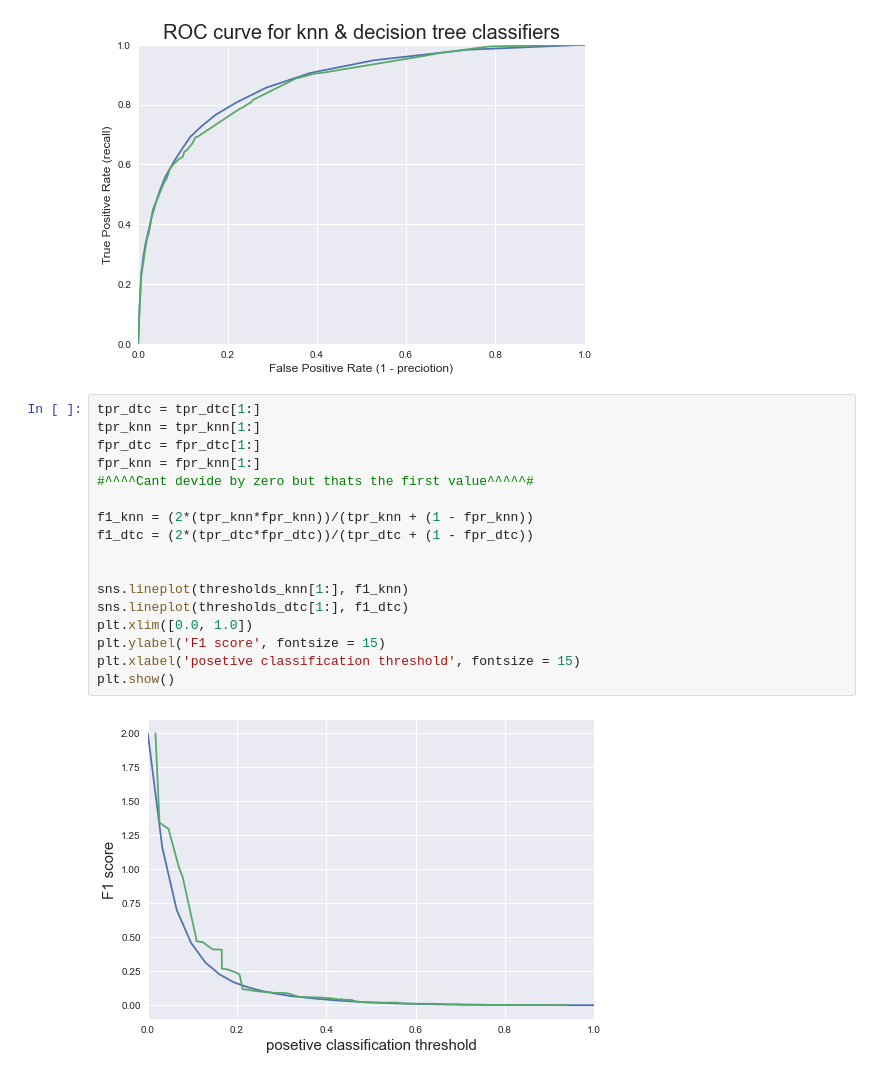
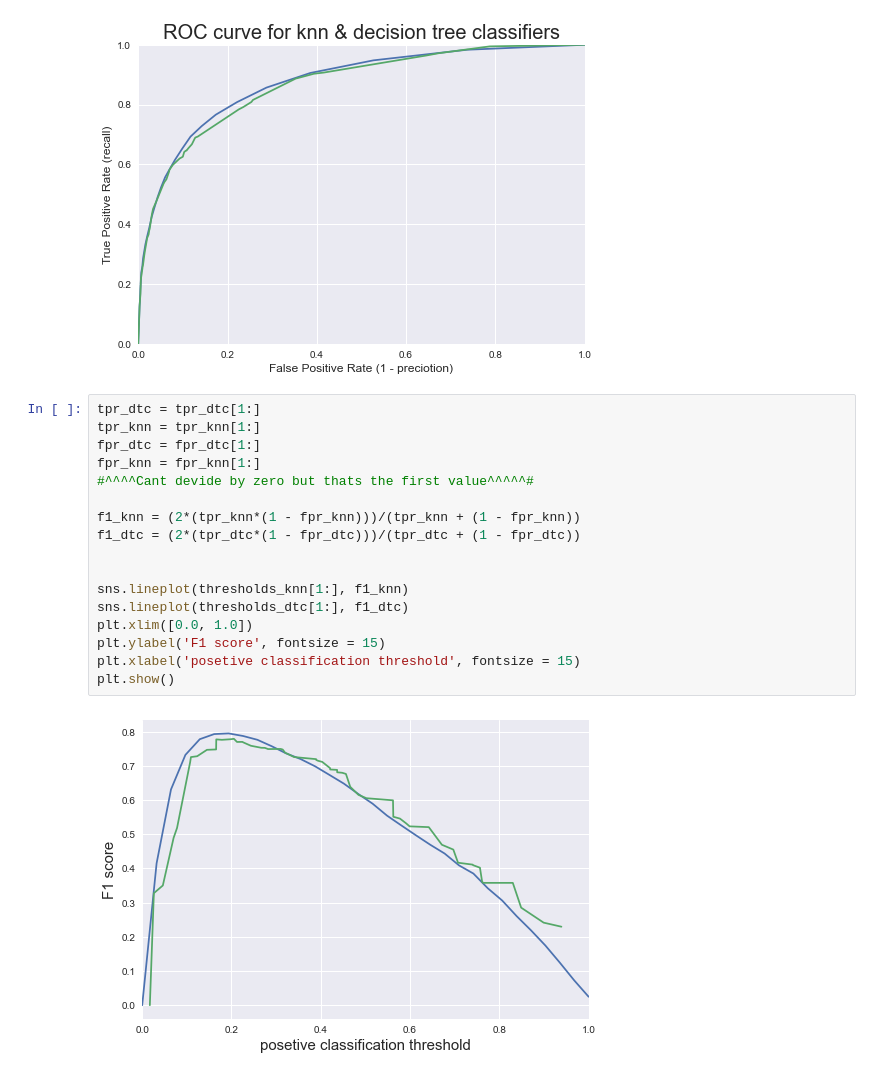
Before and after one commit to Israel0545488592/Intro2DS, a Jupyter notebook: intro2DS_final/classification.ipynb, the cells around one changed output. Drawn from its saved outputs; the diff is of its cells as text.

```diff
--- a/intro2DS_final/classification.ipynb
+++ b/intro2DS_final/classification.ipynb
@@ -1038,19 +1038,19 @@ plt.show()
 # %%
 tpr_dtc = tpr_dtc[1:]
 tpr_knn = tpr_knn[1:]
 fpr_dtc = fpr_dtc[1:]
 fpr_knn = fpr_knn[1:]
 #^^^^Cant devide by zero but thats the first value^^^^^#
 
-f1_knn = (2*(tpr_knn*fpr_knn))/(tpr_knn + (1 - fpr_knn))
-f1_dtc = (2*(tpr_dtc*fpr_dtc))/(tpr_dtc + (1 - fpr_dtc))
+f1_knn = (2*(tpr_knn*(1 - fpr_knn)))/(tpr_knn + (1 - fpr_knn))
+f1_dtc = (2*(tpr_dtc*(1 - fpr_dtc)))/(tpr_dtc + (1 - fpr_dtc))
 
 
 sns.lineplot(thresholds_knn[1:], f1_knn)
 sns.lineplot(thresholds_dtc[1:], f1_dtc)
 plt.xlim([0.0, 1.0])
 plt.ylabel('F1 score', fontsize = 15)
 plt.xlabel('posetive classification threshold', fontsize = 15)
 plt.show()
 # %% [output]
-[figure, old version]
+[figure, new version]
```
Also changed, not shown: parts of 1 cell of this notebook.
